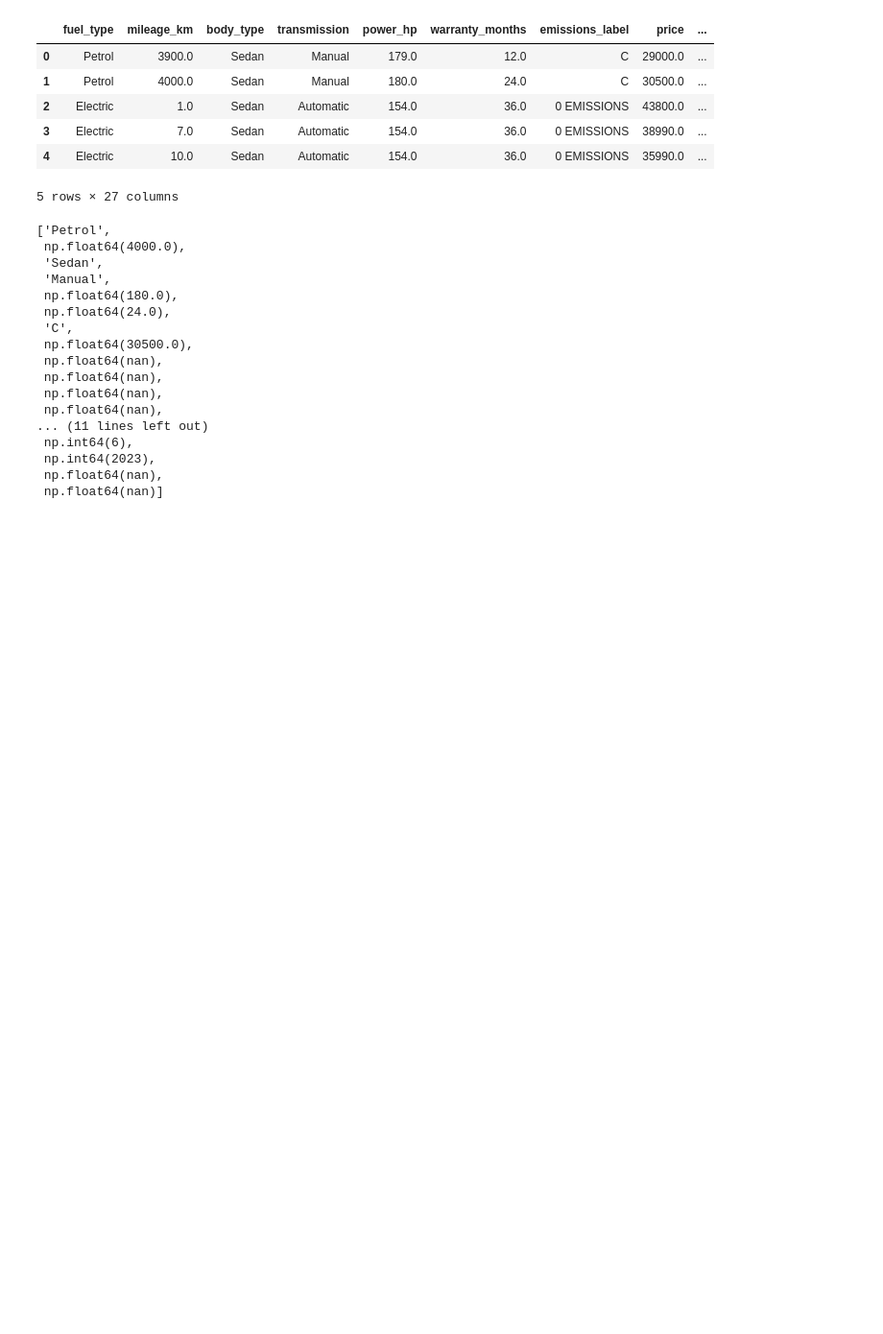
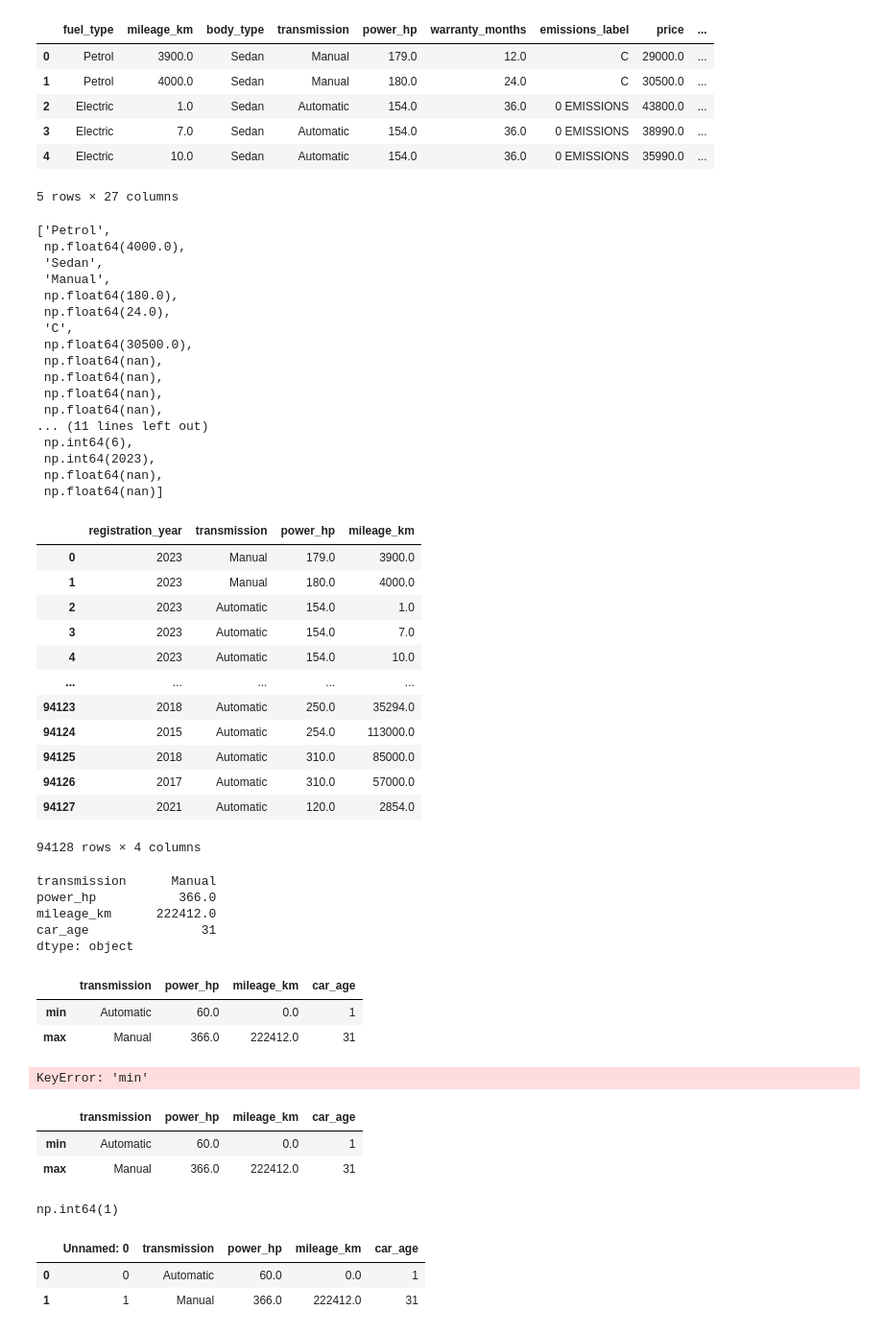
Before and after one commit to mgalvaro/car_prices_prediction, a Jupyter notebook: notebooks/testing.ipynb, the cells around one changed output. Shown: that part at 96% size. Drawn from its saved outputs; the diff is of its cells as text; code cells hidden in the pictures; blank space fills up the shorter version.

```diff
--- a/notebooks/testing.ipynb
+++ b/notebooks/testing.ipynb
@@ -54,3 +54,31 @@ df.loc[1].tolist()
  np.int64(2023),
  np.float64(nan),
  np.float64(nan)]
+# %%
+df = pd.read_csv("../data/data_outliers_free.csv")
+df[['registration_year', 'transmission', 'power_hp', 'mileage_km']]
+# %% [output]
+|  | registration_year | transmission | power_hp | mileage_km |
+| 0 | 2023 | Manual | 179.0 | 3900.0 |
+| 1 | 2023 | Manual | 180.0 | 4000.0 |
+| 2 | 2023 | Automatic | 154.0 | 1.0 |
+| 3 | 2023 | Automatic | 154.0 | 7.0 |
+| 4 | 2023 | Automatic | 154.0 | 10.0 |
+| ... | ... | ... | ... | ... |
+| 94123 | 2018 | Automatic | 250.0 | 35294.0 |
+| 94124 | 2015 | Automatic | 254.0 | 113000.0 |
+| 94125 | 2018 | Automatic | 310.0 | 85000.0 |
+| 94126 | 2017 | Automatic | 310.0 | 57000.0 |
+| 94127 | 2021 | Automatic | 120.0 | 2854.0 |
+94128 rows × 4 columns
+# %%
+df_top4 = df[['registration_year', 'transmission', 'power_hp', 'mileage_km']].copy()
+df_top4['car_age'] = df_top4['registration_year'].apply(lambda x: 2025 - x)
+df_top4.drop(columns={'registration_year'}, inplace=True)
+df_top4.max()
+# %% [output]
+transmission      Manual
+power_hp           366.0
+mileage_km      222412.0
+car_age               31
+dtype: object
@@ -56,0 +87,6 @@ df.loc[1].tolist()
+# %%
+min_max
+# %% [output]
+|  | transmission | power_hp | mileage_km | car_age |
+| min | Automatic | 60.0 | 0.0 | 1 |
+| max | Manual | 366.0 | 222412.0 | 31 |
@@ -56,0 +95,21 @@ df.loc[1].tolist()
+# %%
+min_max.loc["min", "car_age"]
+# %% [output]
+KeyError: 'min'
+# %%
+min_max
+# %% [output]
+|  | transmission | power_hp | mileage_km | car_age |
+| min | Automatic | 60.0 | 0.0 | 1 |
+| max | Manual | 366.0 | 222412.0 | 31 |
+# %%
+min_max.loc[0, "car_age"]
+# %% [output]
+np.int64(1)
+# %%
+min_max = pd.read_csv("../data/top4_min_max.csv")
+min_max
+# %% [output]
+|  | Unnamed: 0 | transmission | power_hp | mileage_km | car_age |
+| 0 | 0 | Automatic | 60.0 | 0.0 | 1 |
+| 1 | 1 | Manual | 366.0 | 222412.0 | 31 |
```
Also changed, not shown: parts of 2 cells of this notebook, 7 other files.
